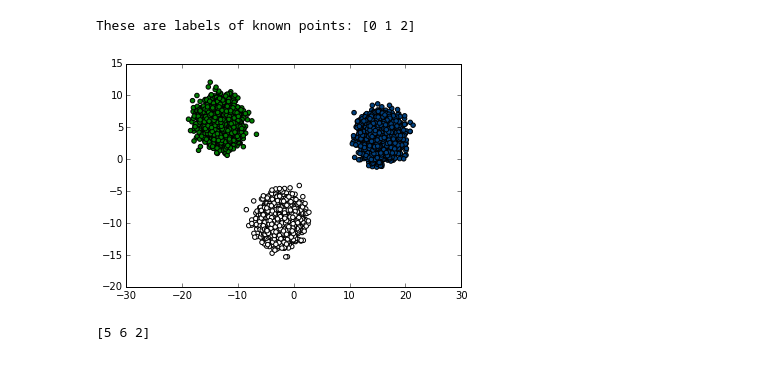
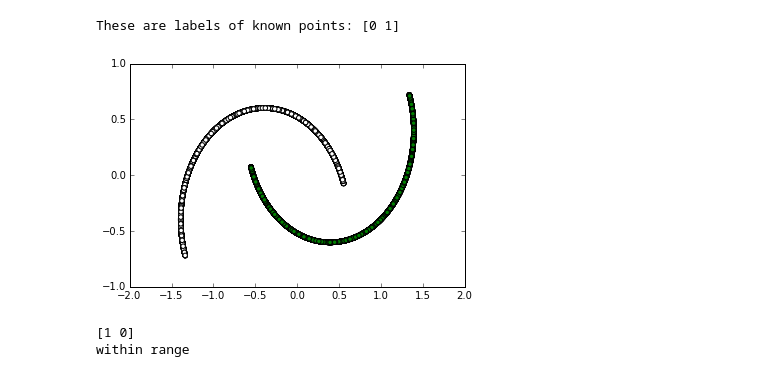
Before and after one commit to quinngroup/fergus-ssl, a Jupyter notebook: Untitled.ipynb, the cells around one changed output. Saved outputs shown, nothing was run; the diff lists cells and outputs as text; code cells hidden in the pictures.

```diff
--- a/Untitled.ipynb
+++ b/Untitled.ipynb
@@ -31,5 +31,5 @@ dataX,dataY=datasets.make_blobs(n_samples=20000, n_features=10, centers=3, clust
 # %%
-dataX,dataY=datasets.make_circles(n_samples=20000,random_state=None, factor = 0.2)
+dataX,dataY=datasets.make_moons(n_samples=20000,random_state=None)
 # %%
 def labelremover(X,y):
     newX1 = np.around(X,decimals=2)
@@ -49,34 +49,34 @@ def labelremover(X,y):
     print "These are labels of known points: "+ str(knownY)
     return (newY1, knownX, knownY)
 # %%
-trainX = dataX[0:16000,:]
-trainY = dataY[0:16000]
-testX = dataX[16000:20000,:]
-testY = dataY[16000:20000]
+trainX = dataX[0:18000,:]
+trainY = dataY[0:18000]
+testX = dataX[18000:20000,:]
+testY = dataY[18000:20000]
 
 
 newtrainY, knownX, knownY = labelremover(trainX,trainY)
 # %% [output]
-These are labels of known points: [0 1 2]
+These are labels of known points: [0 1]
 # %%
 X = trainX
 y = newtrainY
 
 classes = np.sort(np.unique(y))
 PCA = pca.PCA(n_components=X.shape[1])
 rotatedData = PCA.fit_transform(X)
 
 plt.scatter(rotatedData[:,0], rotatedData[:,1], c=trainY, cmap = (('ocean')))
 
 X_ = rotatedData
 
 dim = X_.shape[1]
 classes = np.delete(classes, 0) # remove the -1 from this list
 k = np.size(classes)
 
-numBins =k
+numBins =k+1
 # %% [output]
-[figure, old version]
+[figure, new version]
 # %%
 def _get_kernel(X, y = None,ker=None):
 
@@ -173,6 +176,15 @@ print ind
 newsig = sig[ind]
 newg = gee[:,ind]
 newEdgeMeans = b_edgeMeans[:,ind]
+allinterpolators = []
+b_edge_for_test = np.zeros((numBins,dim))
+#==================
+b_edge_for_test = b_edgeMeans[:,np.argsort(sig)]
+g_for_test = gee[:,np.argsort(sig)]
+for i in range(0,b_edge_for_test.shape[1]):
+    allinterpolators.append(ip.interp1d(b_edge_for_test[:,i], g_for_test[:,i]))
+#==================
+
 for i in range(0,k):
     interpolators.append(ip.interp1d(newEdgeMeans[:,i], newg[:,i]))
     transformeddata[:,i] = get_transformed_data(X_,newEdgeMeans,i)
@@ -182,7 +194,8 @@ U = approxValues
 S = np.diag(newsig)
 V = np.diag(np.zeros(np.size(y)))
 # %% [output]
-[5 6 2]
+[1 0]
+within range
 # %%
 labeled = np.where(y != -1)
 V[labeled, labeled] = 10
```
Also changed, not shown: parts of 13 cells of this notebook, 17 other files.
